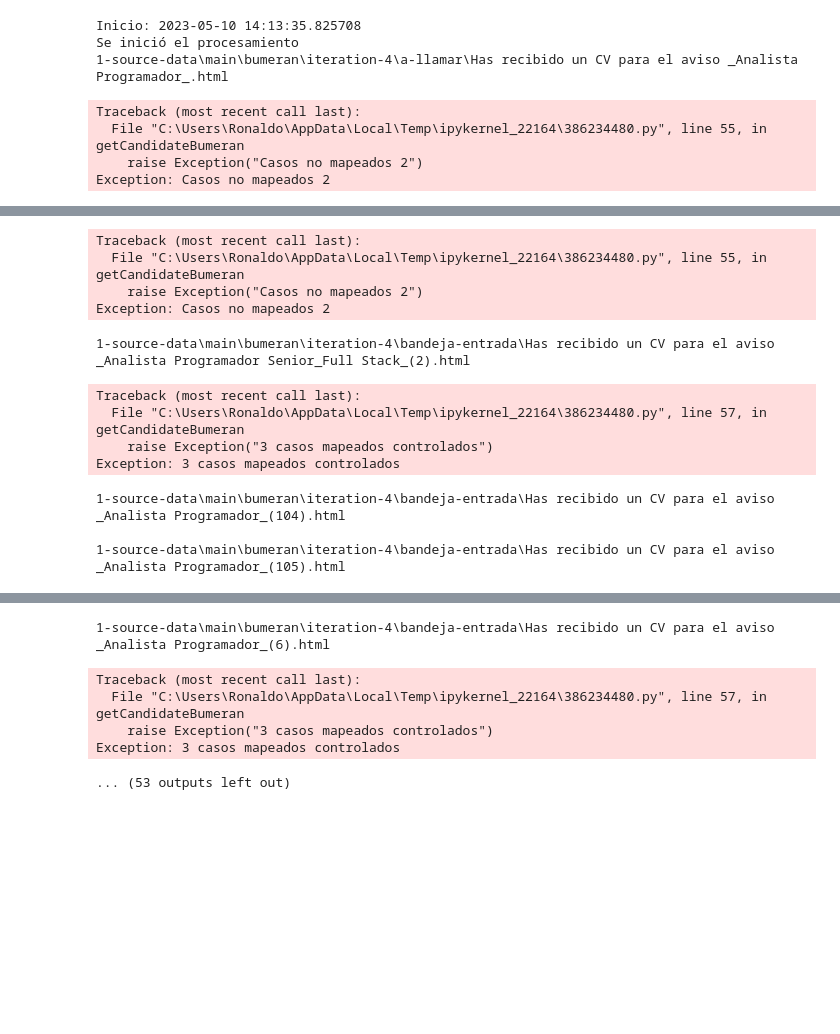
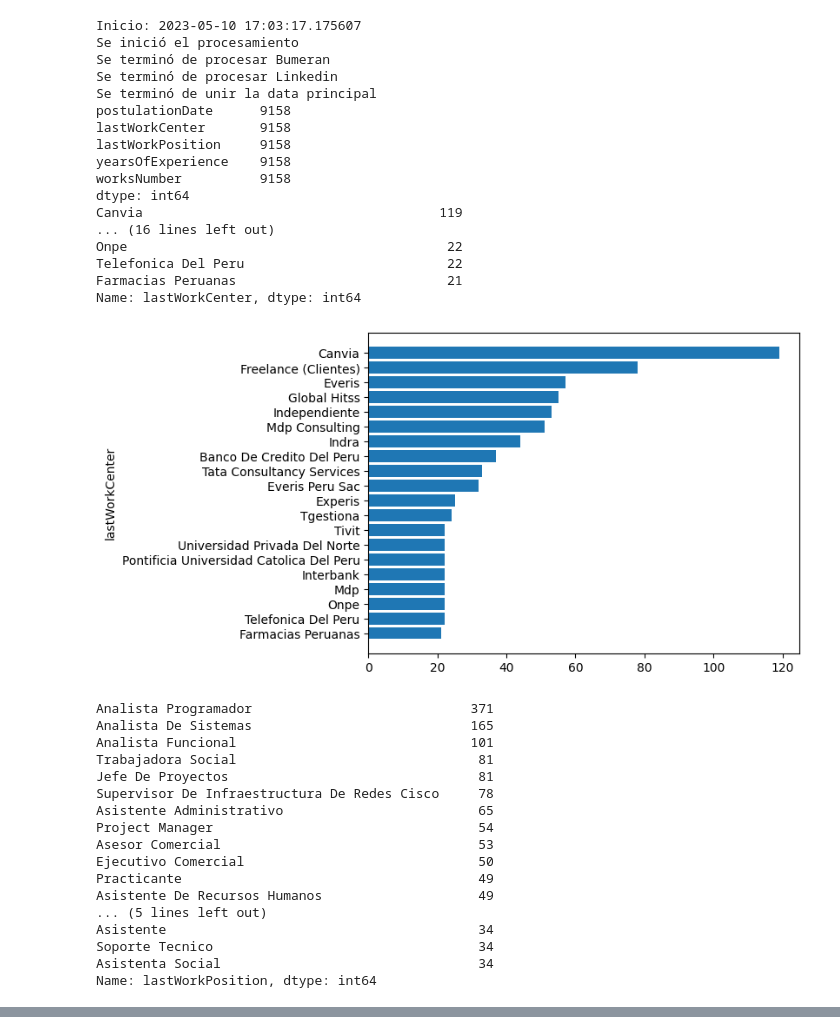
Before and after one commit to RonaldoNolasco/personal-thesis-development, a Jupyter notebook: 1-data-understanding/data-understanding.ipynb, the cells around one changed output, grey strips where cells are left out. Saved outputs shown, nothing was run; the diff lists cells and outputs as text; code cells hidden in the pictures; blank space fills up the shorter version.

Commit message:
iterating over 600 cases non work data

```diff
--- a/1-data-understanding/data-understanding.ipynb
+++ b/1-data-understanding/data-understanding.ipynb
@@ -26,7 +26,7 @@ intermFilesFolder = "2-intermediate-files"
 mergedMainFolder = "3-merged-main"
 logsFolder = "4-logs"
 
-dataVisualizationTopLimit = 15
+dataVisualizationTopLimit = 20
 # %%
 # Funciones utilitarias
 def find_nth(haystack, needle, n):
@@ -98,6 +98,7 @@ def getFiles(rootPath, source):
     #r"1-source-data\main\bumeran\iteration-4\analista-calidad\Has recibido un CV para el aviso _Analista de Calidad_(76).html"
     #r"1-source-data\main\bumeran\iteration-4\analista-funcional\Has recibido un CV para el aviso _Analista Funcional_(110).html"
     #r"1-source-data\main\linkedin\iteration-2\bandeja-entrada\New application_ .NET Developer from Cesar Ospino.html"
+    r"1-source-data\main\bumeran\iteration-4\a-considerar\Has recibido un CV para el aviso _Practicante de Infrastructure & Cloud_(1).html"
   ]
   filesFilteredIsIn = [f for f in filesFiltered if ( f in filterIsIn if filterIsIn else True )]
 
@@ -194,7 +195,7 @@ def getCandidateBumeran(file, encoding, stringLog):
       colorTitle = "#008599" if (postulationDate <= datetime.datetime(2020,6,11,12,5,0)) else "#E90066"
       colorSections = "#2192C9" if (postulationDate <= datetime.datetime(2020,6,11,12,5,0)) else "#0A26EE"
 
-      # Nombre del perfil
+      """# Nombre del perfil
       candidateData["profileName"] = parseNames(parseLineBreaksAndAccents(soup.findAll("span", {"style": ("color:" + colorTitle) })[0].text))
 
       # Nombre del postulante
@@ -223,10 +224,7 @@ def getCandidateBumeran(file, encoding, stringLog):
             raise Exception("Casos no mapeados 2")
       else:
         raise Exception("3 casos mapeados controlados")
-
-      """# Canal
-      candidateData["channel"] = "Bumeran"
-      """
+        """
 
       # Obteniendo todas las etiquetas principales
       mainDivTag = soup.find_all("div", {"style": 'background-position-x:50%;background-position-y:100%'})[0]
@@ -251,9 +249,10 @@ def getCandidateBumeran(file, encoding, stringLog):
         candidateData["yearsOfExperience"] = int(daysOfExperience/365)
         candidateData["worksNumber"] = int(len(workExperienceTags)/2)
       else:
-        candidateData["lastWorkCenter"] = candidateData["lastWorkPosition"] = ""
-        candidateData["yearsOfExperience"] = 0
-        candidateData["worksNumber"] = 0
+        #candidateData["lastWorkCenter"] = candidateData["lastWorkPosition"] = ""
+        #candidateData["yearsOfExperience"] = 0
+        #candidateData["worksNumber"] = 0
+        raise Exception("Casos no mapeados 1")
 
       """
       # Carrera profesional (última alcanzada)
@@ -708,7 +707,8 @@ def visualizeData(mergedMainData):
 
   print(df.count())
 
-  columns = ["profileName", "residenceCountry", "lastWorkCenter", "lastWorkPosition", "yearsOfExperience", "worksNumber"]
+  #columns = ["profileName", "residenceCountry", "lastWorkCenter", "lastWorkPosition", "yearsOfExperience", "worksNumber"]
+  columns = ["lastWorkCenter", "lastWorkPosition", "yearsOfExperience", "worksNumber"]
   for column in columns:
     top10 = df[column].value_counts()[:dataVisualizationTopLimit]
     print(top10)
@@ -727,37 +727,65 @@ def main():
   # El dataset principal que sea el de bumeran
   # Los otros archivos que solo se usen para actualizar la variable objetivo
   # Esto porque los otros orígenes están incompletos y costaría llenar los campos (incluso el excel que se hizo)
-  isLoadedBumeran = False
+  isLoadedBumeran = True
   isLoadedLinkedin = True
   isMergedMain = False
   #False
 
   # Leyendo o calculando bumeran
   bumeranData = readJson(os.path.join(intermFilesFolder, 'bumeran.json')) if isLoadedBumeran else readAndWriteMain('bumeran')
   print("Se terminó de procesar Bumeran")
 
   # Leyendo o calculando linkedin
   linkedinData = readJson(os.path.join(intermFilesFolder, 'linkedin.json')) if isLoadedLinkedin else readAndWriteMain('linkedin')
   print("Se terminó de procesar Linkedin")
 
   # Uniendo la data principal (bumeran + linkedin)
   mergedMainData = readJson(os.path.join(mergedMainFolder, 'result.json')) if isMergedMain else readAndWriteMergedMain([bumeranData, linkedinData])
   print("Se terminó de unir la data principal")
 
   visualizeData(mergedMainData)
 
   # Definiendo el fin del proceso
   endTime = datetime.datetime.now()
   print("Fin: " + str(endTime))
   print("Tiempo: " + str(endTime-startTime))
 
 if __name__ == "__main__":
   main()
 # %% [output]
-Inicio: 2023-05-10 14:13:35.825708
+Inicio: 2023-05-10 17:03:17.175607
 Se inició el procesamiento
-1-source-data\main\bumeran\iteration-4\a-llamar\Has recibido un CV para el aviso _Analista Programador_.html
+Se terminó de procesar Bumeran
+Se terminó de procesar Linkedin
+Se terminó de unir la data principal
+postulationDate      9158
+lastWorkCenter       9158
+lastWorkPosition     9158
+yearsOfExperience    9158
+worksNumber          9158
+dtype: int64
+Canvia                                      119
+... (16 lines left out)
+Onpe                                         22
+Telefonica Del Peru                          22
+Farmacias Peruanas                           21
+Name: lastWorkCenter, dtype: int64
+[figure, added]
-Traceback (most recent call last):
-  File "C:\Users\Ronaldo\AppData\Local\Temp\ipykernel_22164\386234480.py", line 55, in getCandidateBumeran
-    raise Exception("Casos no mapeados 2")
-Exception: Casos no mapeados 2
+Analista Programador                            371
+Analista De Sistemas                            165
+Analista Funcional                              101
+Trabajadora Social                               81
+Jefe De Proyectos                                81
+Supervisor De Infraestructura De Redes Cisco     78
+Asistente Administrativo                         65
+Project Manager                                  54
+Asesor Comercial                                 53
+Ejecutivo Comercial                              50
+Practicante                                      49
+Asistente De Recursos Humanos                    49
+... (5 lines left out)
+Asistente                                        34
+Soporte Tecnico                                  34
+Asistenta Social                                 34
+Name: lastWorkPosition, dtype: int64
@@ -770,12 +830,0 @@ Exception: Casos no mapeados 2
-Traceback (most recent call last):
-  File "C:\Users\Ronaldo\AppData\Local\Temp\ipykernel_22164\386234480.py", line 55, in getCandidateBumeran
-    raise Exception("Casos no mapeados 2")
-Exception: Casos no mapeados 2
-1-source-data\main\bumeran\iteration-4\bandeja-entrada\Has recibido un CV para el aviso _Analista Programador Senior_Full Stack_(2).html
-Traceback (most recent call last):
-  File "C:\Users\Ronaldo\AppData\Local\Temp\ipykernel_22164\386234480.py", line 57, in getCandidateBumeran
-    raise Exception("3 casos mapeados controlados")
-Exception: 3 casos mapeados controlados
-1-source-data\main\bumeran\iteration-4\bandeja-entrada\Has recibido un CV para el aviso _Analista Programador_(104).html
-
-1-source-data\main\bumeran\iteration-4\bandeja-entrada\Has recibido un CV para el aviso _Analista Programador_(105).html
@@ -790,6 +830,0 @@ Exception: Casos no mapeados 2
-1-source-data\main\bumeran\iteration-4\bandeja-entrada\Has recibido un CV para el aviso _Analista Programador_(6).html
-Traceback (most recent call last):
-  File "C:\Users\Ronaldo\AppData\Local\Temp\ipykernel_22164\386234480.py", line 57, in getCandidateBumeran
-    raise Exception("3 casos mapeados controlados")
-Exception: 3 casos mapeados controlados
-... (53 outputs left out)
```
Also changed, not shown: parts of 1 cell of this notebook, 5 other files.
